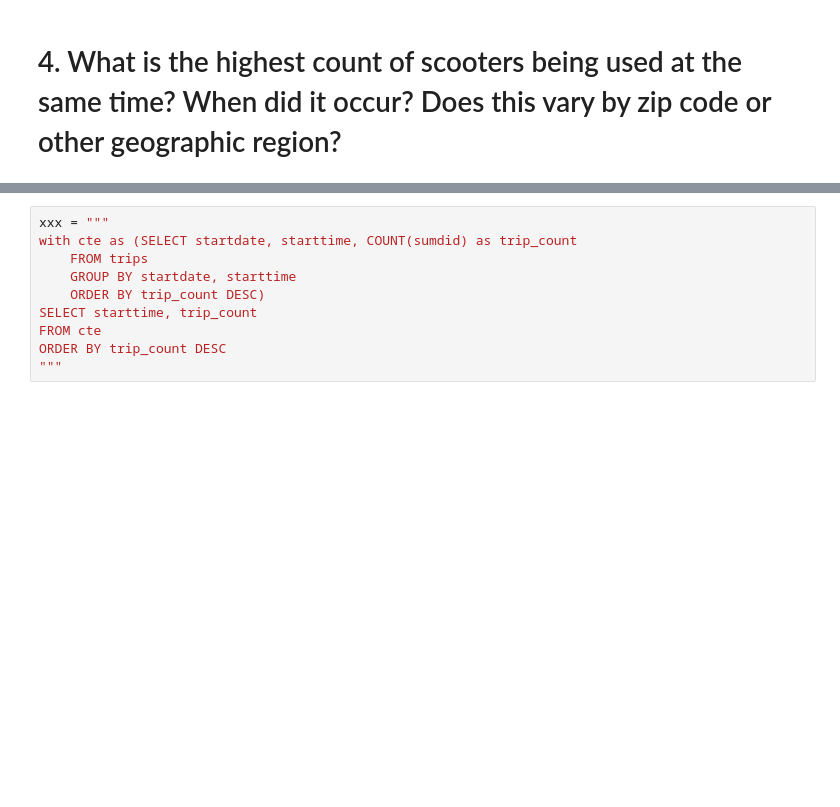
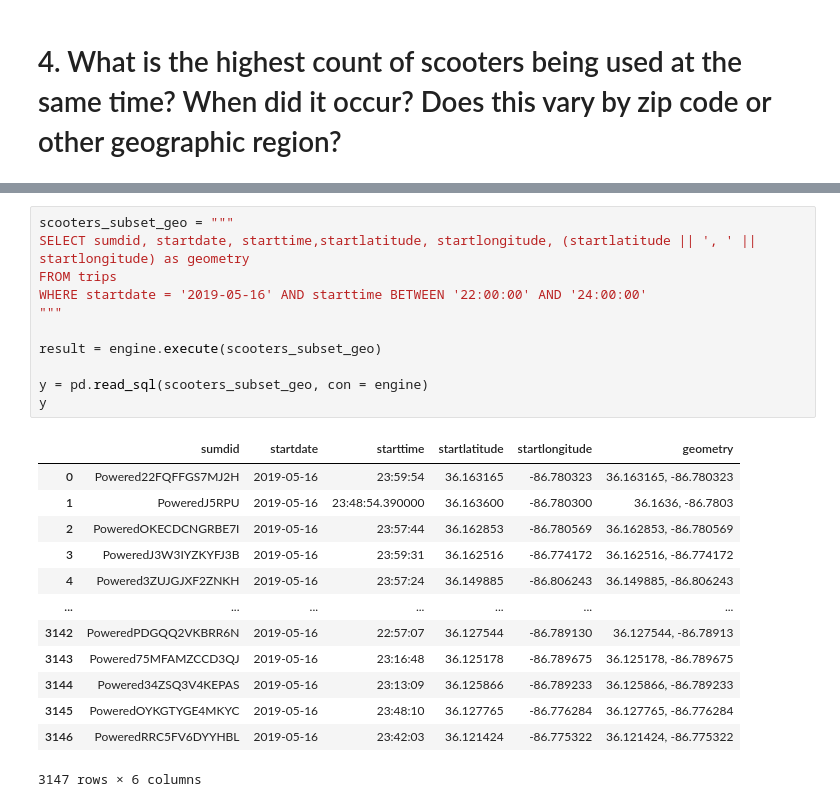
Before and after one commit to NSS-Data-Analytics-Cohort-8/scooter-partner1-whenhugocallsuspythonistas, a Jupyter notebook: notebooks/eda.ipynb, the cells around one changed output, grey strips where cells are left out. Cells and saved outputs as stored; diff of their text form; blank space fills up the shorter version.

```diff
--- a/notebooks/eda.ipynb
+++ b/notebooks/eda.ipynb
@@ -311,10 +315,25 @@ xxxx
-# %%
-xxx = """
-with cte as (SELECT startdate, starttime, COUNT(sumdid) as trip_count
-    FROM trips
-    GROUP BY startdate, starttime
-    ORDER BY trip_count DESC)
-SELECT starttime, trip_count
-FROM cte
-ORDER BY trip_count DESC
-"""
+# %%
+scooters_subset_geo = """
+SELECT sumdid, startdate, starttime,startlatitude, startlongitude, (startlatitude || ', ' || startlongitude) as geometry
+FROM trips
+WHERE startdate = '2019-05-16' AND starttime BETWEEN '22:00:00' AND '24:00:00'
+"""
+
+result = engine.execute(scooters_subset_geo)
+
+y = pd.read_sql(scooters_subset_geo, con = engine)
+y
+# %% [output]
+|  | sumdid | startdate | starttime | startlatitude | startlongitude | geometry |
+| 0 | Powered22FQFFGS7MJ2H | 2019-05-16 | 23:59:54 | 36.163165 | -86.780323 | 36.163165, -86.780323 |
+| 1 | PoweredJ5RPU | 2019-05-16 | 23:48:54.390000 | 36.163600 | -86.780300 | 36.1636, -86.7803 |
+| 2 | PoweredOKECDCNGRBE7I | 2019-05-16 | 23:57:44 | 36.162853 | -86.780569 | 36.162853, -86.780569 |
+| 3 | PoweredJ3W3IYZKYFJ3B | 2019-05-16 | 23:59:31 | 36.162516 | -86.774172 | 36.162516, -86.774172 |
+| 4 | Powered3ZUJGJXF2ZNKH | 2019-05-16 | 23:57:24 | 36.149885 | -86.806243 | 36.149885, -86.806243 |
+| ... | ... | ... | ... | ... | ... | ... |
+| 3142 | PoweredPDGQQ2VKBRR6N | 2019-05-16 | 22:57:07 | 36.127544 | -86.789130 | 36.127544, -86.78913 |
+| 3143 | Powered75MFAMZCCD3QJ | 2019-05-16 | 23:16:48 | 36.125178 | -86.789675 | 36.125178, -86.789675 |
+| 3144 | Powered34ZSQ3V4KEPAS | 2019-05-16 | 23:13:09 | 36.125866 | -86.789233 | 36.125866, -86.789233 |
+| 3145 | PoweredOYKGTYGE4MKYC | 2019-05-16 | 23:48:10 | 36.127765 | -86.776284 | 36.127765, -86.776284 |
+| 3146 | PoweredRRC5FV6DYYHBL | 2019-05-16 | 23:42:03 | 36.121424 | -86.775322 | 36.121424, -86.775322 |
+3147 rows × 6 columns
```
Also changed, not shown: parts of 7 cells of this notebook.
